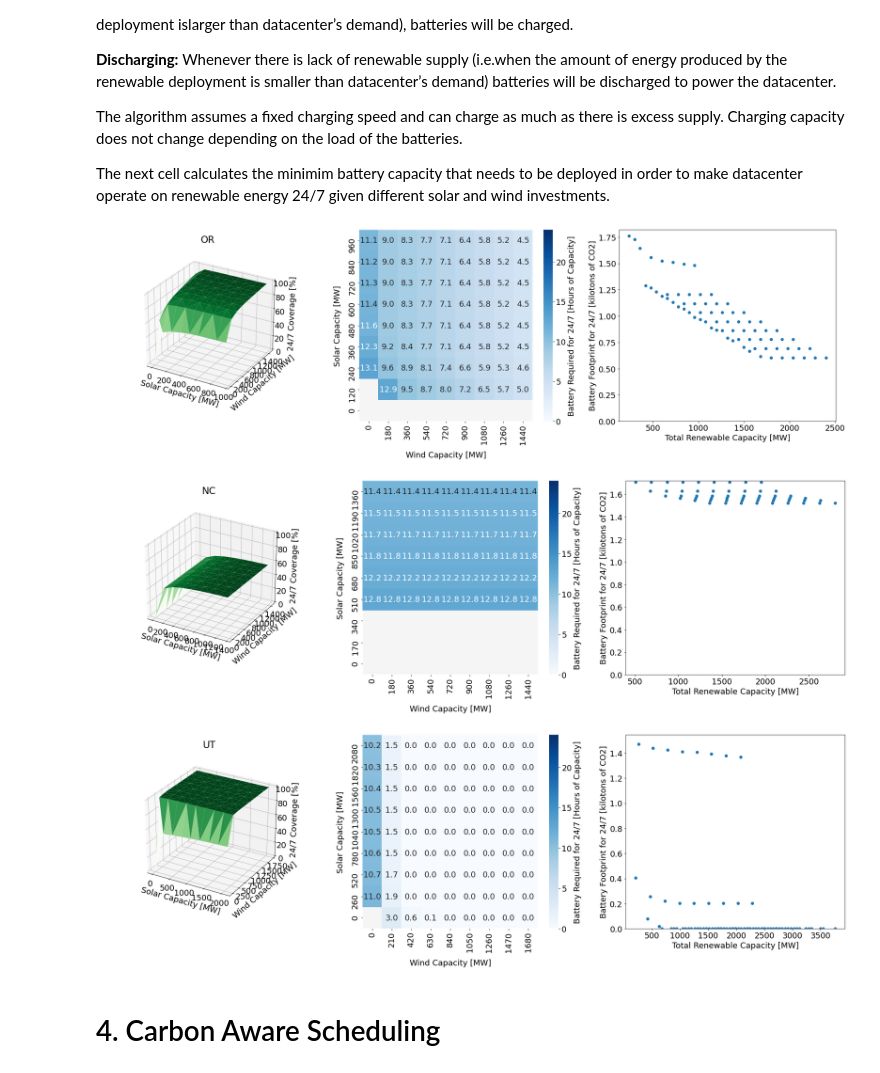
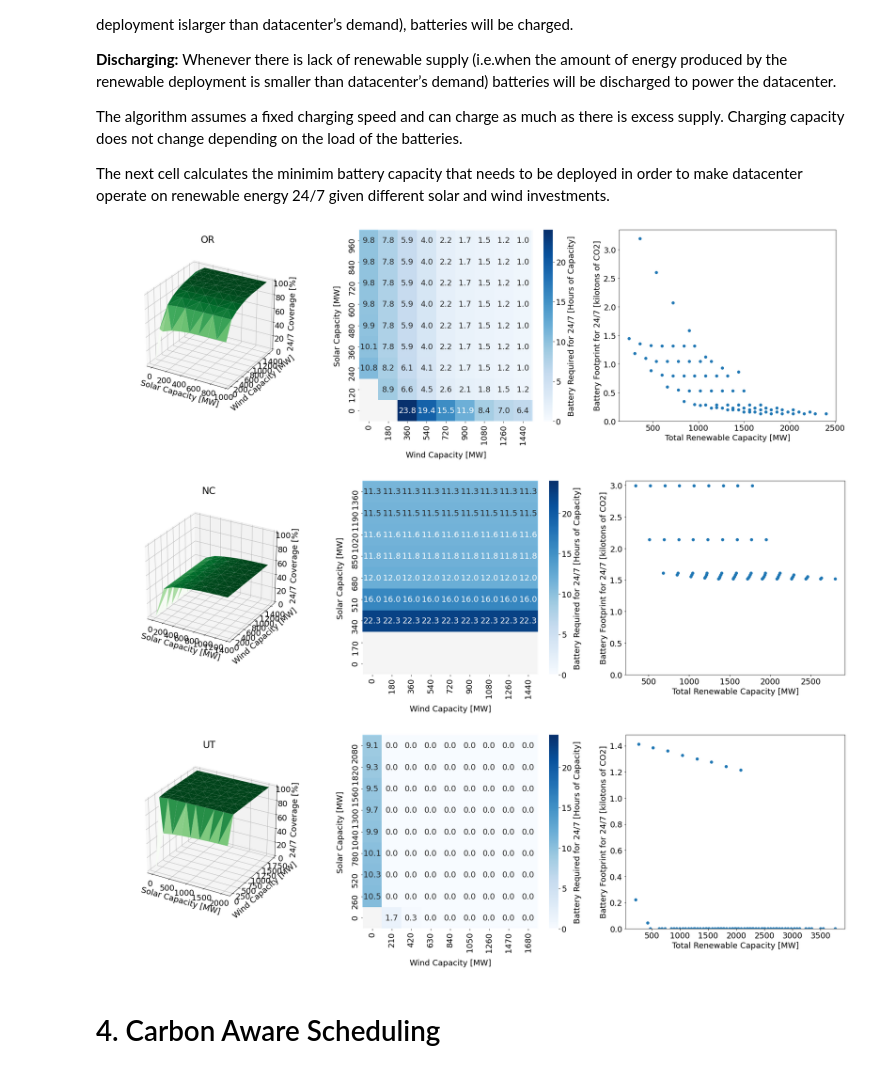
Before and after one commit to facebookresearch/CarbonExplorer, a Jupyter notebook: Carbon_Explorer.ipynb, the cells around one changed output. Saved outputs shown, nothing was run; the diff lists cells and outputs as text; code cells hidden in the pictures.

```diff
--- a/Carbon_Explorer.ipynb
+++ b/Carbon_Explorer.ipynb
@@ -337,11 +337,9 @@ for dc in dc_ba_map:
                 sun_db_scaled = sun_db / max_sun_cap * SUN_PPA_MW
             projected_db = pd.concat([wnd_db_scaled, sun_db_scaled], axis=1)
             tot_non_ren_mw = 0
-            daily_battery_load = 0
             for i in range(d.shape[0]):
                 ren_mw = wnd_db_scaled[i] + sun_db_scaled[i]
-                daily_battery_load = ren_mw - d['avg_dc_power_mw'][i]
-                if d['avg_dc_power_mw'][i] > ren_mw:  # discharging
+                if d['avg_dc_power_mw'][i] > ren_mw:
                     tot_non_ren_mw = tot_non_ren_mw + d['avg_dc_power_mw'][i] - ren_mw
             renewable_coverage_ratio = (d['avg_dc_power_mw'].sum() - tot_non_ren_mw) / d['avg_dc_power_mw'].sum() * 100
             if (renewable_coverage_ratio >= 100):
@@ -406,7 +404,7 @@ for dc in dc_ba_map:
     ax.set_zlabel("24/7 Coverage [%]", labelpad=15)
     ax.set_title(dc)
     ax.set_zlim(0, 100)
-    ax.dist = 13
+    ax.dist = 11
 
     # SECOND PLOT
     ax = fig.add_subplot(1, 2, 2)
@@ -447,6 +445,9 @@ The next cell calculates the minimim battery capacity that needs to be deployed
 # %%
 from matplotlib.collections import LineCollection
 import seaborn as sns
+import src.battery as bat
+import importlib
+importlib.reload(bat)
 
 battery_results_map = []
 # maximum renewable capacity to be evaluated
@@ -470,8 +471,6 @@ for dc in dc_ba_map:
     max_sol_range += ba_ppa_map[ba][1]
     for wnd_capacity in range(0, max_wind_range + 1, int(int(max_wind_range / 8) / 10) * 10):
         for sun_capacity in range(0, max_sol_range + 1, int(int(max_sol_range / 8) / 10) * 10):
-            max_battery_cap = 0
-            cur_battery_cap = 0
             SUN_PPA_MW = sun_capacity
             WND_PPA_MW = wnd_capacity
             wnd_db_scaled = wnd_db
@@ -481,38 +480,23 @@ for dc in dc_ba_map:
             if max_sun_cap != 0:
                 sun_db_scaled = sun_db / max_sun_cap * SUN_PPA_MW
             projected_db = pd.concat([wnd_db_scaled, sun_db_scaled], axis=1)
+
+            ren_mw = wnd_db_scaled + sun_db_scaled
+            battery_cap_needed = bat.calculate_247_battery_capacity(ren_mw, d)
+
             tot_non_ren_mw = 0
-            daily_battery_load = 0
             for i in range(d.shape[0]):
                 ren_mw = wnd_db_scaled[i] + sun_db_scaled[i]
-                daily_battery_load = ren_mw - d["avg_dc_power_mw"][i]
-                if d["avg_dc_power_mw"][i] > ren_mw:  # discharging
-                    tot_non_ren_mw = tot_non_ren_mw + d["avg_dc_power_mw"][i] - ren_mw
-                    cur_battery_cap = cur_battery_cap + (ren_mw - d["avg_dc_power_mw"][i])
-                else:  # charging
-                    if cur_battery_cap < 0:
-                        cur_battery_cap = cur_battery_cap + (ren_mw - d["avg_dc_power_mw"][i])
-                        if cur_battery_cap > 0:
-                            cur_battery_cap = 0
-
-                if cur_battery_cap < 0 and max_battery_cap != np.nan:
-                    max_battery_cap = max(max_battery_cap, abs(cur_battery_cap))
-
-                # daily check, battery impossible case
-                # if the battery cannot be filled fully in 3 days, assume it's infeasible
-                if (i + 1) % 72 == 0:
-                    if daily_battery_load < 0:
-                        max_battery_cap = np.nan
-                    else:
-                        daily_battery_load = 0
-                        cur_battery_cap = 0
+                if d['avg_dc_power_mw'][i] > ren_mw:
+                    tot_non_ren_mw = tot_non_ren_mw + d['avg_dc_power_mw'][i] - ren_mw
 
             renewable_coverage_ratio = (d["avg_dc_power_mw"].sum() - tot_non_ren_mw) / d["avg_dc_power_mw"].sum() * 100
+
             results_bat.loc[results_bat.shape[0]] = [
                 sun_capacity,
                 wnd_capacity,
                 renewable_coverage_ratio,
-                max_battery_cap,
+                battery_cap_needed,
             ]
 
     # Plot the results
@@ -543,36 +527,36 @@ for dc in dc_ba_map:
     # pd.options.display.float_format = '{:,}'.format
     s = sns.heatmap(
         rp,
         cmap=plt.cm.Blues,
         ax=ax,
         cbar_kws={"label": "Battery Required for 24/7 [Hours of Capacity]"},
         annot=True,
         fmt=".1f",
         vmin=0,
         vmax=24,
     )
     ax.invert_yaxis()
     ax.set_ylabel("Solar Capacity [MW]", labelpad=15)
     ax.set_xlabel("Wind Capacity [MW]", labelpad=15)
     s.set_facecolor("whitesmoke")
 
     # THIRD PLOT
     ax = fig.add_subplot(133, xlabel="Total Renewable Capacity [MW]", ylabel="Battery Footprint for 24/7 [kilotons of CO2]")
     results_bat["battery_cap"] = results_bat["battery_cap"][
         results_bat["battery_cap"] >= 0.0
     ]  # do not plot -1s, infeasible battery cases
     # embodied carbon footprint of batteries for 10 years, in terms of kilotons of CO2 (divide by 1000)
     results_bat["battery_cap"] = (
         results_bat["battery_cap"] * (embodied_battery_footprint / 1000) * (10 / battery_lifetime)
     )
     ax.scatter(results_bat["sun_capacity"] + results_bat["wnd_capacity"], results_bat["battery_cap"])
     ax.set_ylim(bottom=0)
     plt.show()
     battery_results_map.append(pickle.loads(pickle.dumps(results_bat)))
 # %% [output]
-[figure, old version]
+[figure, new version]
-[figure, old version]
+[figure, new version]
-[figure, old version]
+[figure, new version]
 # %% [markdown]
 # 4. Carbon Aware Scheduling
 # %% [markdown]
```
Also changed, not shown: parts of 2 cells of this notebook, 1 other file.
